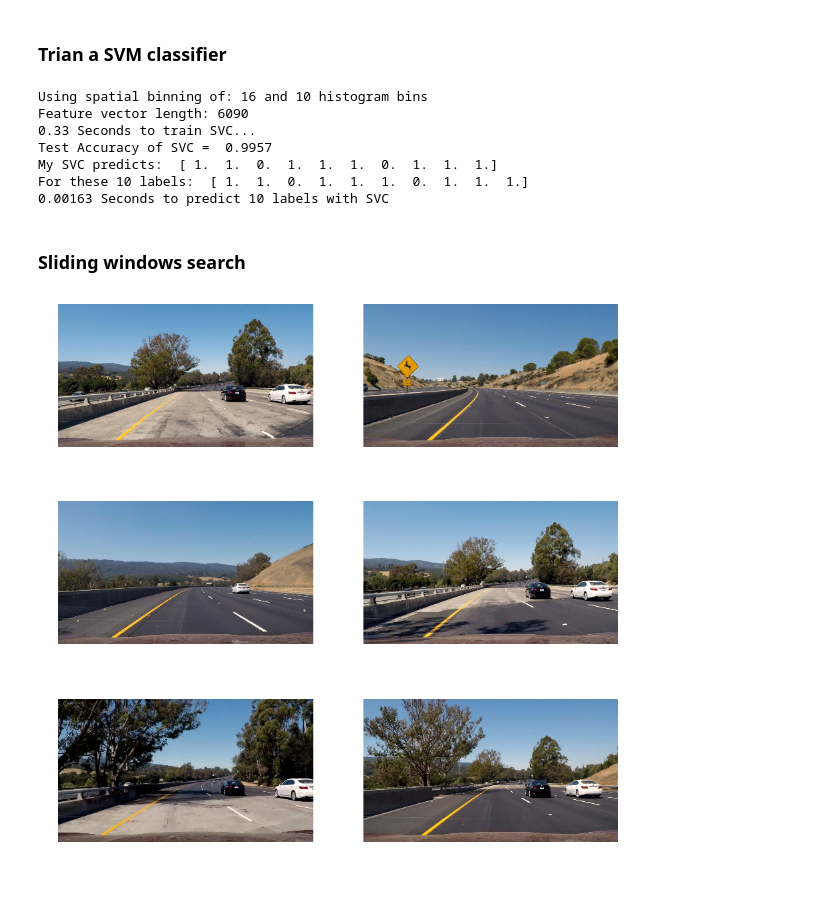
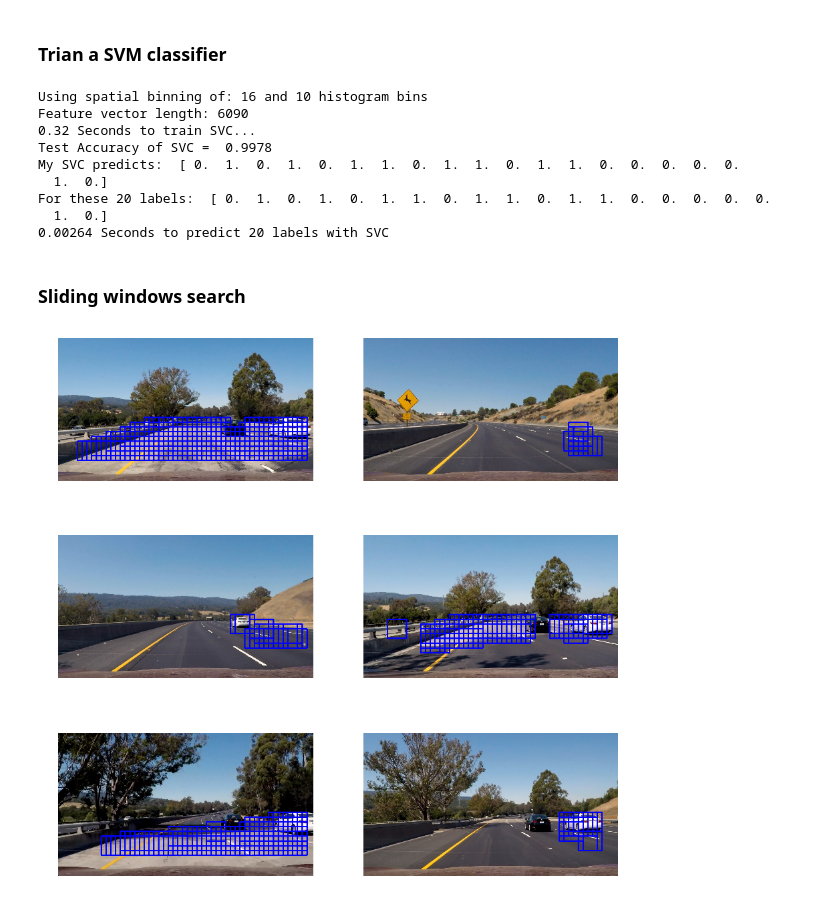
Before and after one commit to jinchenglee/CarND-Vehicle-Detection, a Jupyter notebook: Vehicle_Detection_Notebook.ipynb, the cells around one changed output. Cells and saved outputs as stored; diff of their text form; code cells hidden in the pictures.

Commit message:
Fixed a bug of image readout range mismatch.

```diff
--- a/Vehicle_Detection_Notebook.ipynb
+++ b/Vehicle_Detection_Notebook.ipynb
@@ -10,14 +10,22 @@ import numpy as np
 import cv2
 from skimage.feature import hog
 
-
 def convert_color(img, conv='RGB2YCrCb'):
+    # apply color conversion if other than 'RGB'
     if conv == 'RGB2YCrCb':
         return cv2.cvtColor(img, cv2.COLOR_RGB2YCrCb)
-    if conv == 'BGR2YCrCb':
+    elif conv == 'BGR2YCrCb':
         return cv2.cvtColor(img, cv2.COLOR_BGR2YCrCb)
-    if conv == 'RGB2LUV':
+    elif conv == 'RGB2LUV':
         return cv2.cvtColor(img, cv2.COLOR_RGB2LUV)
+    elif conv == 'RGB2HSV':
+        return cv2.cvtColor(img, cv2.COLOR_RGB2HSV)
+    elif conv == 'RGB2HLS':
+        return cv2.cvtColor(img, cv2.COLOR_RGB2HLS)
+    elif conv == 'RGB2YUV':
+        return cv2.cvtColor(img, cv2.COLOR_RGB2YUV)
+    else:
+        return np.copy(img)
 
 def get_hog_features(img, orient, pix_per_cell, cell_per_block,
                         vis=False, feature_vec=True):
@@ -67,18 +75,7 @@ def extract_features(imgs, cspace='RGB', spatial_size=(32, 32),
         # Read in each one by one
         image = mpimg.imread(file)
         # apply color conversion if other than 'RGB'
-        if cspace != 'RGB':
-            if cspace == 'HSV':
-                feature_image = cv2.cvtColor(image, cv2.COLOR_RGB2HSV)
-            elif cspace == 'LUV':
-                feature_image = cv2.cvtColor(image, cv2.COLOR_RGB2LUV)
-            elif cspace == 'HLS':
-                feature_image = cv2.cvtColor(image, cv2.COLOR_RGB2HLS)
-            elif cspace == 'YUV':
-                feature_image = cv2.cvtColor(image, cv2.COLOR_RGB2YUV)
-            elif cspace == 'YCrCb':
-                feature_image = cv2.cvtColor(image, cv2.COLOR_RGB2YCrCb)
-        else: feature_image = np.copy(image)
+        feature_image = convert_color(image, conv='RGB2YCrCb')
         # Apply bin_spatial() to get spatial color features
         spatial_features = bin_spatial(feature_image, size=spatial_size)
         #print(spatial_features.shape)
@@ -98,6 +95,7 @@ def extract_features(imgs, cspace='RGB', spatial_size=(32, 32),
         #print(hog_features.shape)
         # Append the new feature vector to the features list
         features.append(np.concatenate((spatial_features, hist_features, hog_features)))
+        #features.append(hog1.reshape(-1,))
     # Return list of feature vectors
     return features
 # %% [markdown]
@@ -130,7 +128,7 @@ for d in ['notcars1', 'notcars2', 'notcars3']:
 spatial = 16
 histbin = 10
 ### TODO: Tweak these parameters and see how the results change.
-colorspace = 'YCrCb' # Can be RGB, HSV, LUV, HLS, YUV, YCrCb
+colorspace = 'RGB' # Can be RGB, HSV, LUV, HLS, YUV, YCrCb
 orient = 9
 pix_per_cell = 8
 cell_per_block = 2
@@ -172,7 +170,7 @@ print(round(t2-t, 2), 'Seconds to train SVC...')
 print('Test Accuracy of SVC = ', round(svc.score(X_test, y_test), 4))
 # Check the prediction time for a single sample
 t=time.time()
-n_predict = 10
+n_predict = 20
 print('My SVC predicts: ', svc.predict(X_test[0:n_predict]))
 print('For these',n_predict, 'labels: ', y_test[0:n_predict])
 t2 = time.time()
@@ -193,11 +191,13 @@ pickle.dump(dist_pickle, pickle_file)
 # %% [output]
 Using spatial binning of: 16 and 10 histogram bins
 Feature vector length: 6090
-0.33 Seconds to train SVC...
-Test Accuracy of SVC =  0.9957
-My SVC predicts:  [ 1.  1.  0.  1.  1.  1.  0.  1.  1.  1.]
-For these 10 labels:  [ 1.  1.  0.  1.  1.  1.  0.  1.  1.  1.]
-0.00163 Seconds to predict 10 labels with SVC
+0.32 Seconds to train SVC...
+Test Accuracy of SVC =  0.9978
+My SVC predicts:  [ 0.  1.  0.  1.  0.  1.  1.  0.  1.  1.  0.  1.  1.  0.  0.  0.  0.  0.
+  1.  0.]
+For these 20 labels:  [ 0.  1.  0.  1.  0.  1.  1.  0.  1.  1.  0.  1.  1.  0.  0.  0.  0.  0.
+  1.  0.]
+0.00264 Seconds to predict 20 labels with SVC
 # %% [markdown]
 ### Sliding windows search
 # %%
@@ -218,14 +218,18 @@ spatial_size = dist_pickle["spatial_size"]
 hist_bins = dist_pickle["hist_bins"]
 
 
+
+
 # Define a single function that can extract features using hog sub-sampling and make predictions
 def find_cars(img, ystart, ystop, scale, svc, X_scaler, orient, pix_per_cell, cell_per_block, spatial_size, hist_bins):
 
     draw_img = np.copy(img)
-    img = img.astype(np.float32)/255
+    # Mask off below line due to wrong scale
+    #img = img.astype(np.float32)/255
 
     img_tosearch = img[ystart:ystop,:,:]
-    ctrans_tosearch = convert_color(img_tosearch, conv='RGB2YCrCb')
+    ctrans_tosearch = convert_color(img_tosearch, conv='RGB2RGB')
+    #print(np.max(ctrans_tosearch))
     if scale != 1:
         imshape = ctrans_tosearch.shape
         ctrans_tosearch = cv2.resize(ctrans_tosearch, (np.int(imshape[1]/scale), np.int(imshape[0]/scale)))
@@ -272,38 +276,38 @@ def find_cars(img, ystart, ystop, scale, svc, X_scaler, orient, pix_per_cell, ce
             #print(hog_features.shape, spatial_features.shape, hist_features.shape)
 
             # Scale features and make a prediction
-            tmp = np.hstack((spatial_features, hist_features, hog_features))
+            tmp = np.hstack((spatial_features, hist_features, hog_features)).astype(np.float64)
             #print(tmp.shape)
             test_features = X_scaler.transform(tmp.reshape(1,-1))
-            #test_features = X_scaler.transform(np.hstack((shape_feat, hist_feat)).reshape(1, -1))
+            #print(test_features)
             test_prediction = svc.predict(test_features)
 
             if test_prediction == 1:
                 xbox_left = np.int(xleft*scale)
                 ytop_draw = np.int(ytop*scale)
                 win_draw = np.int(window*scale)
                 cv2.rectangle(draw_img,(xbox_left, ytop_draw+ystart),(xbox_left+win_draw,ytop_draw+win_draw+ystart),(0,0,255),6)
 
     return draw_img
 
 ystart = 400
 ystop = 656
-scale = 2.0
+scale = 1.5
 
 #img = mpimg.imread('test_images/test6.jpg')
 #out_img = find_cars(img, ystart, ystop, scale, svc, X_scaler, orient, pix_per_cell, cell_per_block, spatial_size, hist_bins)
 #plt.imshow(out_img)
 
 fig = plt.figure(figsize=(15,15))
 images = glob.glob('test_images/*.jpg')
 
 
 for f,idx in zip(images,range(len(images))):
     #print(f, idx)
     img = mpimg.imread(f)
     out_img = find_cars(img, ystart, ystop, scale, svc, X_scaler, orient, pix_per_cell, cell_per_block, spatial_size, hist_bins)
     a = fig.add_subplot(3,2,idx+1)
     a.axis('off')
     plt.imshow(out_img)
 # %% [output]
-[figure, old version]
+[figure, new version]
```
